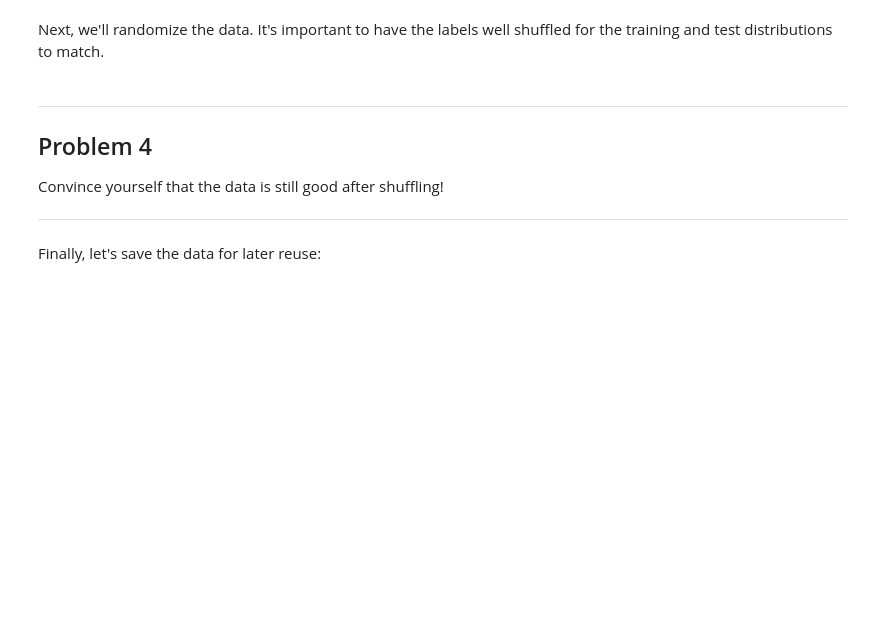
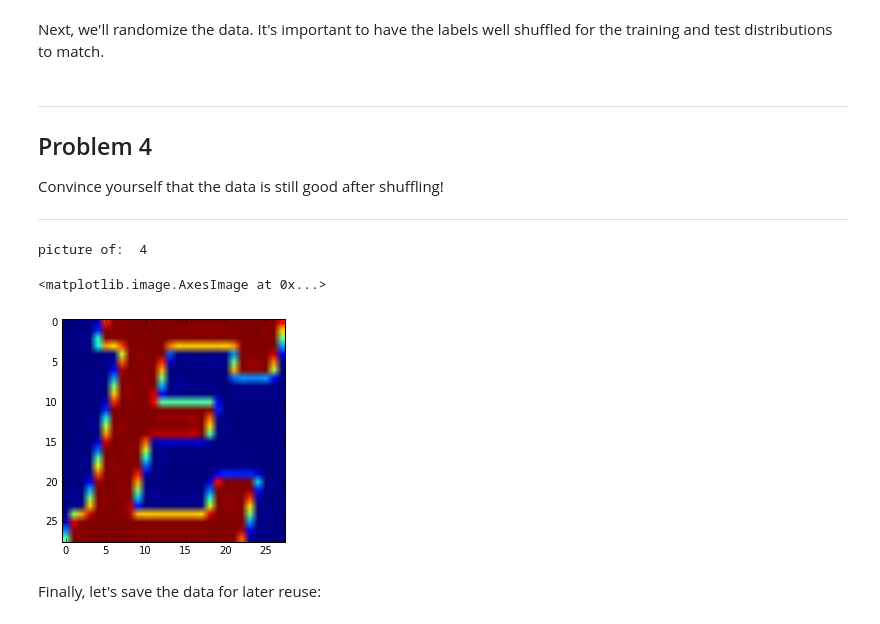
Before and after one commit to tristancabel/big_data_tlk, a Jupyter notebook: udacity_deep_learning/1_notmnist.ipynb, the cells around one changed output. Saved outputs shown, nothing was run; the diff lists cells and outputs as text; code cells hidden in the pictures; blank space fills up the shorter version.

```diff
--- a/udacity_deep_learning/1_notmnist.ipynb
+++ b/udacity_deep_learning/1_notmnist.ipynb
@@ -282,6 +325,13 @@ Problem 4
 Convince yourself that the data is still good after shuffling!
 
 ---
+# %%
+print("picture of: " , train_labels[0])
+plt.imshow(train_dataset[0])
+# %% [output]
+picture of:  4
+<matplotlib.image.AxesImage at 0x...>
+[figure, added]
 # %% [markdown]
 Finally, let's save the data for later reuse:
 # %%
```
Also changed, not shown: parts of 8 cells of this notebook, 2 other files.
